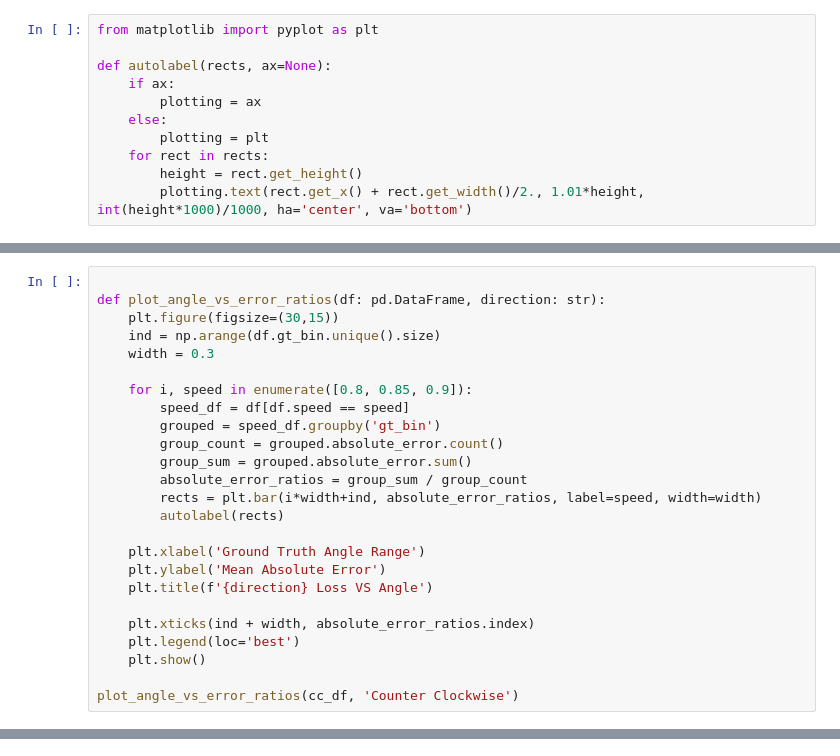
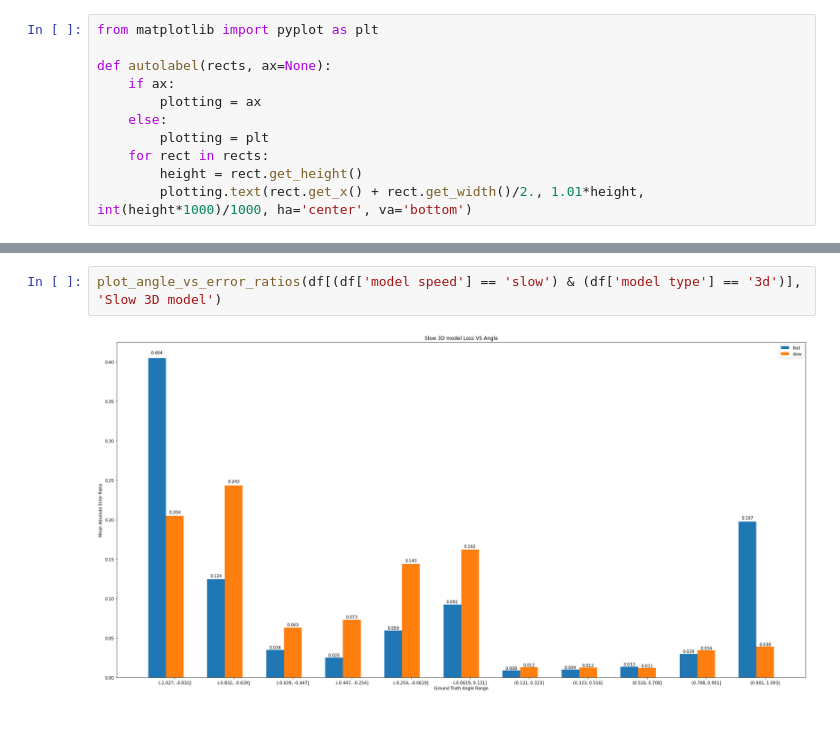
Before and after one commit to kristjanr/dat-sci-master-thesis, a Jupyter notebook: LossWithinAngleRanges.ipynb, the cells around one changed output, grey strips where cells are left out. Drawn from its saved outputs; the diff is of its cells as text; blank space fills up the shorter version.

```diff
--- a/LossWithinAngleRanges.ipynb
+++ b/LossWithinAngleRanges.ipynb
@@ -207,25 +206,0 @@ plot_angle_vs_error_ratios(cc_df, 'Counter Clockwise')
-# %%
-
-def plot_angle_vs_error_ratios(df: pd.DataFrame, direction: str):
-    plt.figure(figsize=(30,15))
-    ind = np.arange(df.gt_bin.unique().size)
-    width = 0.3
-
-    for i, speed in enumerate([0.8, 0.85, 0.9]):
-        speed_df = df[df.speed == speed]
-        grouped = speed_df.groupby('gt_bin')
-        group_count = grouped.absolute_error.count()
-        group_sum = grouped.absolute_error.sum()
-        absolute_error_ratios = group_sum / group_count
-        rects = plt.bar(i*width+ind, absolute_error_ratios, label=speed, width=width)
-        autolabel(rects)
-
-    plt.xlabel('Ground Truth Angle Range')
-    plt.ylabel('Mean Absolute Error')
-    plt.title(f'{direction} Loss VS Angle')
-
-    plt.xticks(ind + width, absolute_error_ratios.index)
-    plt.legend(loc='best')
-    plt.show()
-
-plot_angle_vs_error_ratios(cc_df, 'Counter Clockwise')
@@ -233,0 +207,4 @@ plot_angle_vs_error_ratios(cc_df, 'Counter Clockwise')
+# %%
+plot_angle_vs_error_ratios(df[(df['model speed'] == 'slow') & (df['model type'] == '3d')], 'Slow 3D model')
+# %% [output]
+[figure, added]
```
Also changed, not shown: parts of 21 cells of this notebook, 5 other files.
